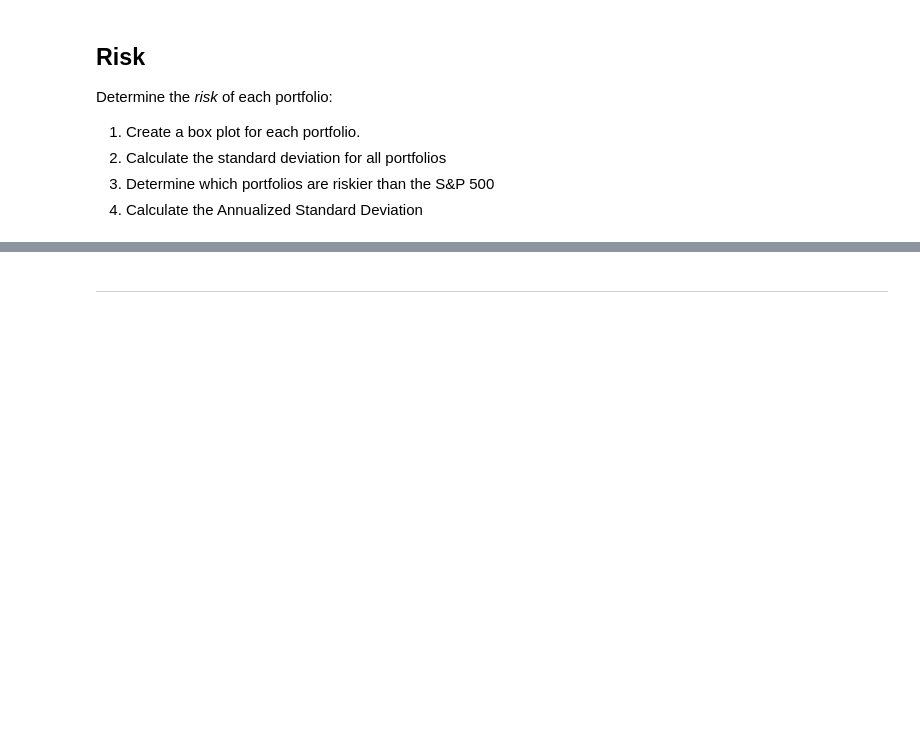
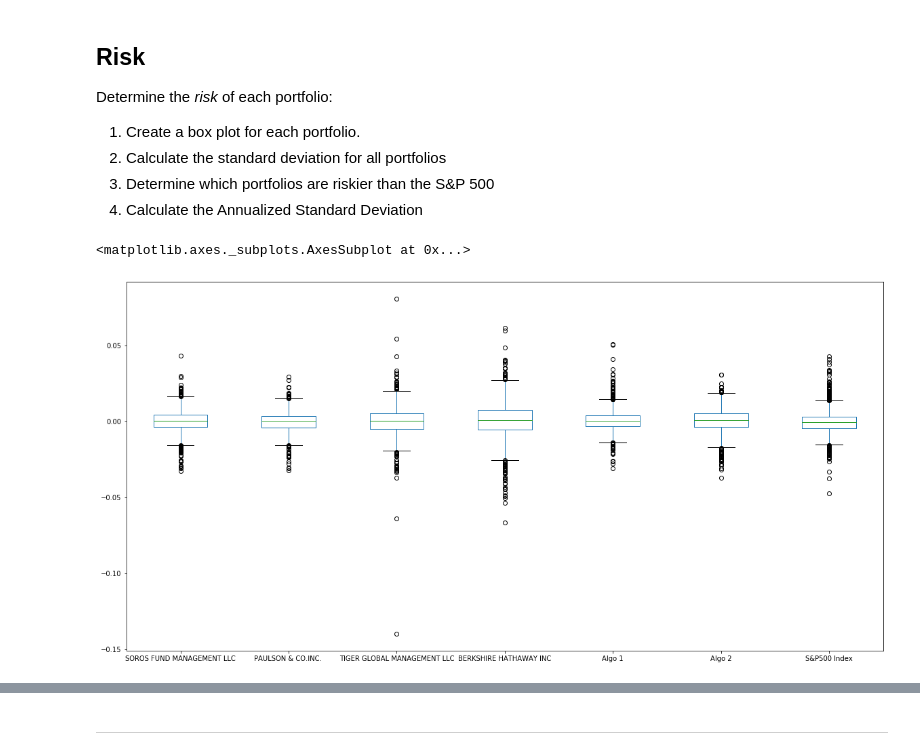
Before and after one commit to tiricha91/Pandas_Homework, a Jupyter notebook: 04-Pandas_Copy/Instructions/Starter_Code/whale_analysis.ipynb, the cells around one changed output, grey strips where cells are left out. Drawn from its saved outputs; the diff is of its cells as text; code cells hidden in the pictures; blank space fills up the shorter version.

```diff
--- a/04-Pandas_Copy/Instructions/Starter_Code/whale_analysis.ipynb
+++ b/04-Pandas_Copy/Instructions/Starter_Code/whale_analysis.ipynb
@@ -194,6 +232,10 @@ Determine the _risk_ of each portfolio:
 # %%
 # Box plot to visually show risk
 # YOUR CODE HERE
+combined_data.plot.box(figsize=(20,10))
+# %% [output]
+<matplotlib.axes._subplots.AxesSubplot at 0x...>
+[figure, added]
 # %%
 # Daily Standard Deviations
 # Calculate the standard deviation for each portfolio. Which portfolios are riskier than the S&P 500?
```
Also changed, not shown: parts of 54 cells of this notebook, 2 other files.
